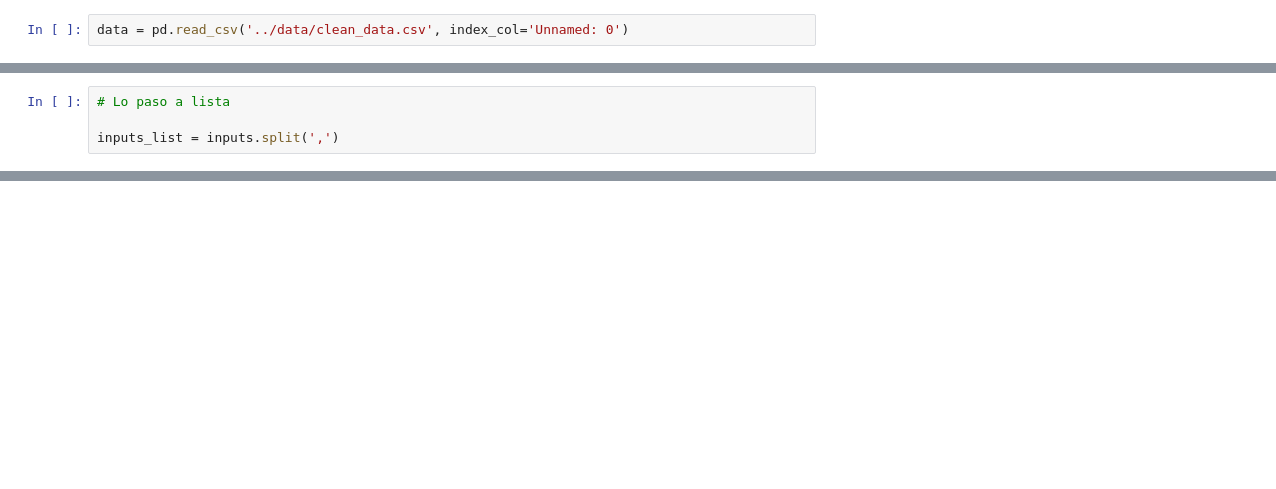
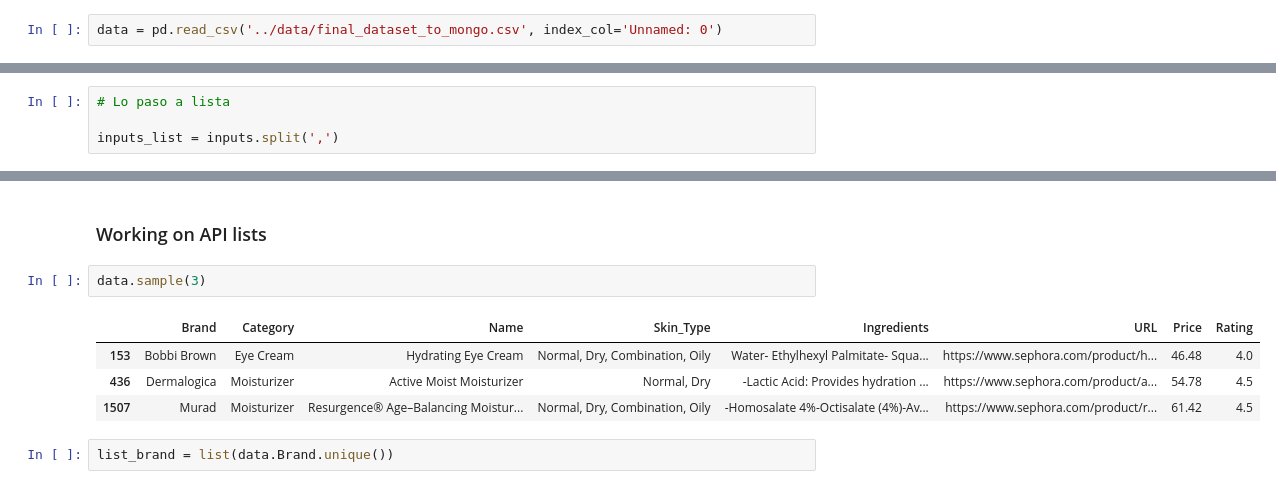
Before and after one commit to LucianaLescano/final-project, a Jupyter notebook: notebooks/4-working_on_api.ipynb, the cells around one changed output, grey strips where cells are left out. Cells and saved outputs as stored; diff of their text form; blank space fills up the shorter version.

```diff
--- a/notebooks/4-working_on_api.ipynb
+++ b/notebooks/4-working_on_api.ipynb
@@ -8,4 +8,4 @@ import json
 
 From dataframe to dict
 # %%
-data = pd.read_csv('../data/clean_data.csv', index_col='Unnamed: 0')
+data = pd.read_csv('../data/final_dataset_to_mongo.csv', index_col='Unnamed: 0')
@@ -144,0 +196,11 @@ print(five)
+# %% [markdown]
+### Working on API lists
+# %%
+data.sample(3)
+# %% [output]
+|  | Brand | Category | Name | Skin_Type | Ingredients | URL | Price | Rating |
+| 153 | Bobbi Brown | Eye Cream | Hydrating Eye Cream | Normal, Dry, Combination, Oily | Water- Ethylhexyl Palmitate- Squa... | https://www.sephora.com/product/h... | 46.48 | 4.0 |
+| 436 | Dermalogica | Moisturizer | Active Moist Moisturizer | Normal, Dry | -Lactic Acid: Provides hydration ... | https://www.sephora.com/product/a... | 54.78 | 4.5 |
+| 1507 | Murad | Moisturizer | Resurgence® Age–Balancing Moistur... | Normal, Dry, Combination, Oily | -Homosalate 4%-Octisalate (4%)-Av... | https://www.sephora.com/product/r... | 61.42 | 4.5 |
+# %%
+list_brand = list(data.Brand.unique())
```
Also changed, not shown: parts of 24 cells of this notebook, 6 other files.
